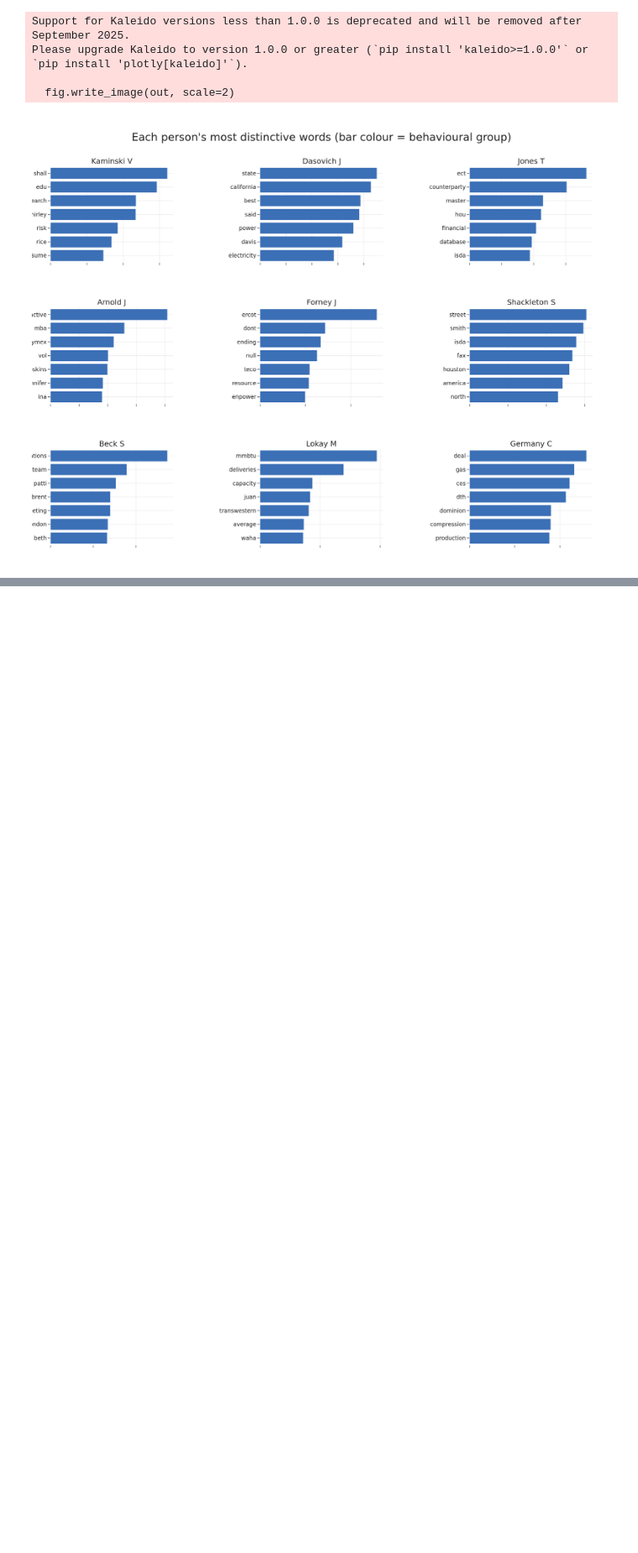
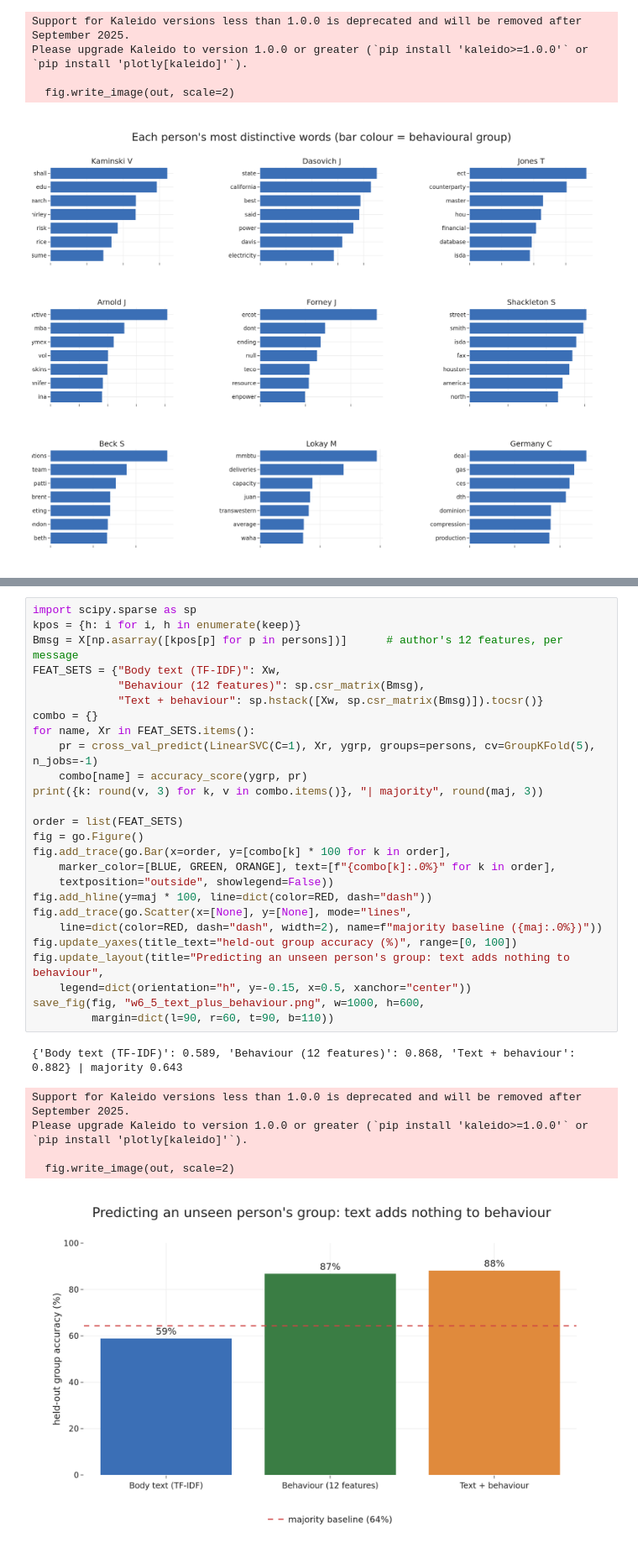
Before and after one commit to HardMax71/dm-lab-ss26-enron, a Jupyter notebook: eda-6/enron_eda_week6.ipynb, the cells around one changed output, grey strips where cells are left out. Shown at 84% size. Cells and saved outputs as stored; diff of their text form; blank space fills up the shorter version.

```diff
--- a/eda-6/enron_eda_week6.ipynb
+++ b/eda-6/enron_eda_week6.ipynb
@@ -429,3 +441,36 @@ Please upgrade Kaleido to version 1.0.0 or greater (`pip install 'kaleido>=1.0.0
+# %%
+import scipy.sparse as sp
+kpos = {h: i for i, h in enumerate(keep)}
+Bmsg = X[np.asarray([kpos[p] for p in persons])]      # author's 12 features, per message
+FEAT_SETS = {"Body text (TF-IDF)": Xw,
+             "Behaviour (12 features)": sp.csr_matrix(Bmsg),
+             "Text + behaviour": sp.hstack([Xw, sp.csr_matrix(Bmsg)]).tocsr()}
+combo = {}
+for name, Xr in FEAT_SETS.items():
+    pr = cross_val_predict(LinearSVC(C=1), Xr, ygrp, groups=persons, cv=GroupKFold(5), n_jobs=-1)
+    combo[name] = accuracy_score(ygrp, pr)
+print({k: round(v, 3) for k, v in combo.items()}, "| majority", round(maj, 3))
+
+order = list(FEAT_SETS)
+fig = go.Figure()
+fig.add_trace(go.Bar(x=order, y=[combo[k] * 100 for k in order],
+    marker_color=[BLUE, GREEN, ORANGE], text=[f"{combo[k]:.0%}" for k in order],
+    textposition="outside", showlegend=False))
+fig.add_hline(y=maj * 100, line=dict(color=RED, dash="dash"))
+fig.add_trace(go.Scatter(x=[None], y=[None], mode="lines",
+    line=dict(color=RED, dash="dash", width=2), name=f"majority baseline ({maj:.0%})"))
+fig.update_yaxes(title_text="held-out group accuracy (%)", range=[0, 100])
+fig.update_layout(title="Predicting an unseen person's group: text adds nothing to behaviour",
+    legend=dict(orientation="h", y=-0.15, x=0.5, xanchor="center"))
+save_fig(fig, "w6_5_text_plus_behaviour.png", w=1000, h=600,
+         margin=dict(l=90, r=60, t=90, b=110))
+# %% [output]
+{'Body text (TF-IDF)': 0.589, 'Behaviour (12 features)': 0.868, 'Text + behaviour': 0.882} | majority 0.643
+Support for Kaleido versions less than 1.0.0 is deprecated and will be removed after September 2025.
+Please upgrade Kaleido to version 1.0.0 or greater (`pip install 'kaleido>=1.0.0'` or `pip install 'plotly[kaleido]'`).
+
+  fig.write_image(out, scale=2)
+[figure, added]
 # %% [markdown]
 ## Discussion and open ends
 
```
Also changed, not shown: parts of 3 cells of this notebook, 3 other files.
